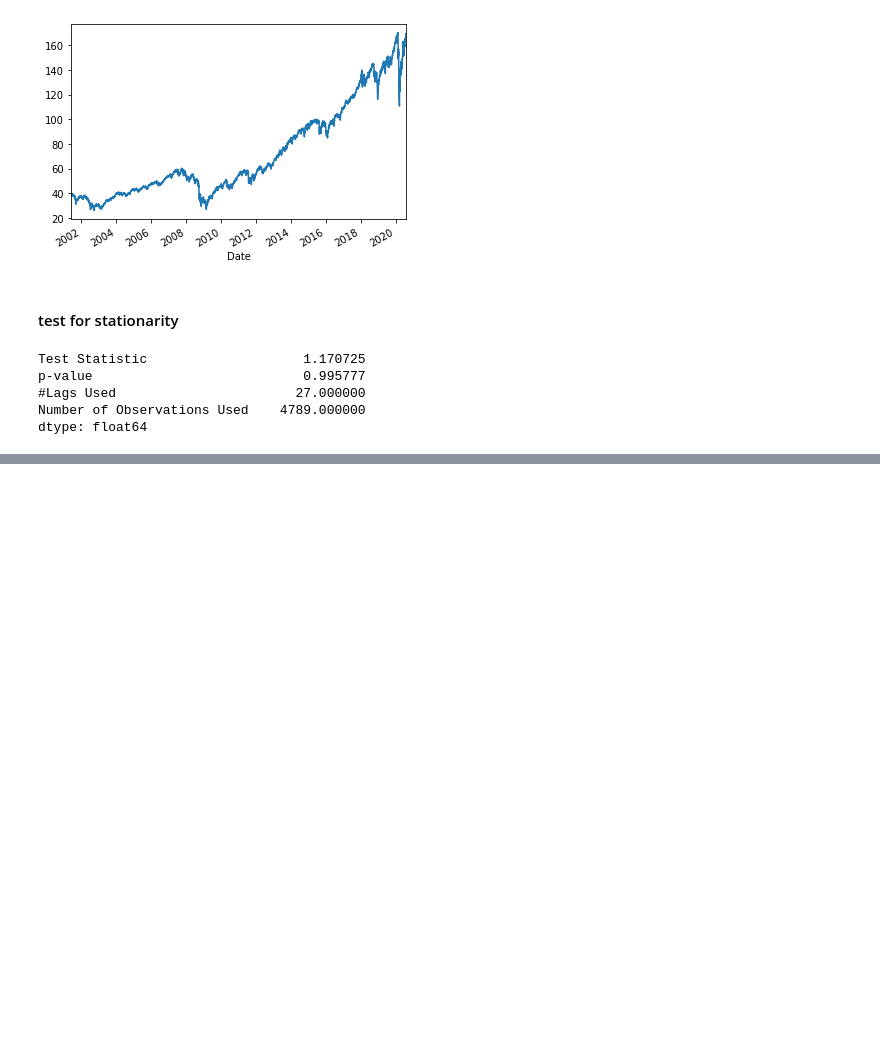
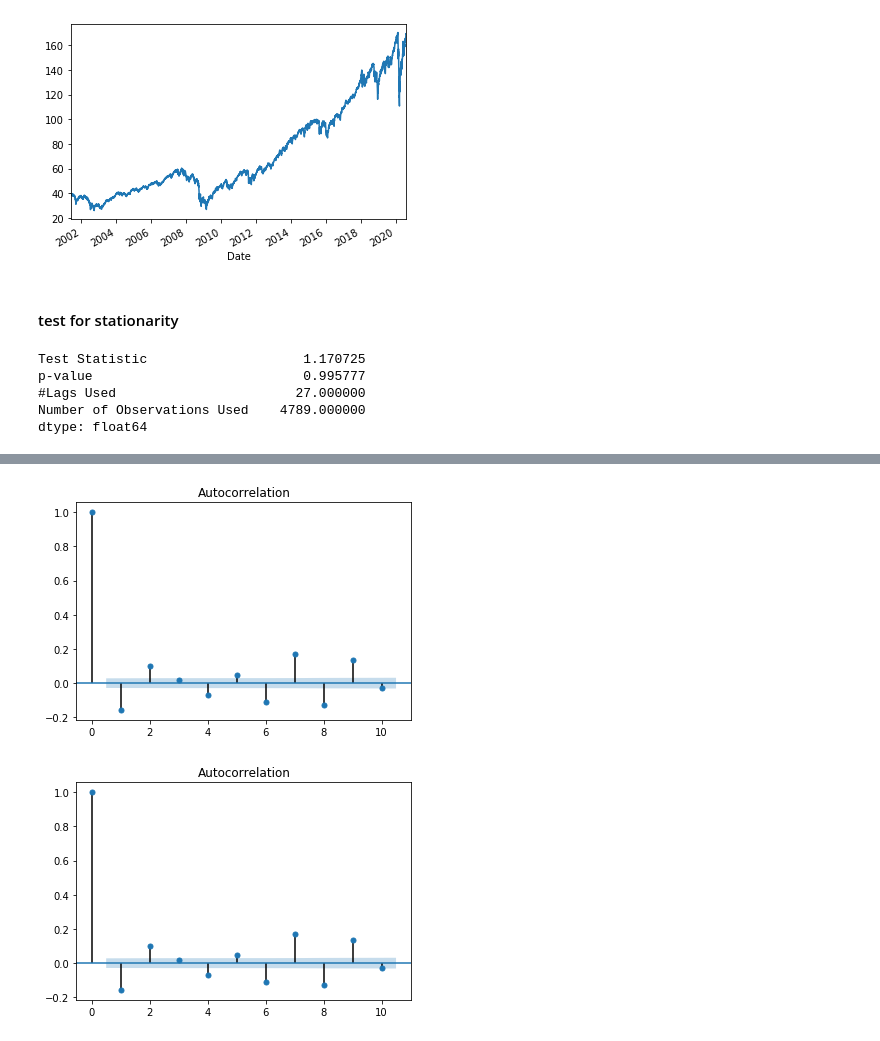
Before and after one commit to MKevinEvans/TensorFlow_stock_price_predictor, a Jupyter notebook: ARIMA_Model_VTI.ipynb, the cells around one changed output, grey strips where cells are left out. Cells and saved outputs as stored; diff of their text form; code cells hidden in the pictures; blank space fills up the shorter version.

```diff
--- a/ARIMA_Model_VTI.ipynb
+++ b/ARIMA_Model_VTI.ipynb
@@ -57,0 +77,5 @@ dtype: float64
+# %%
+plot_acf(vti_diff.Close[1::], alpha=.05, lags=10)
+# %% [output]
+[figure, added]
+[figure, added]
```
Also changed, not shown: parts of 5 cells of this notebook.
